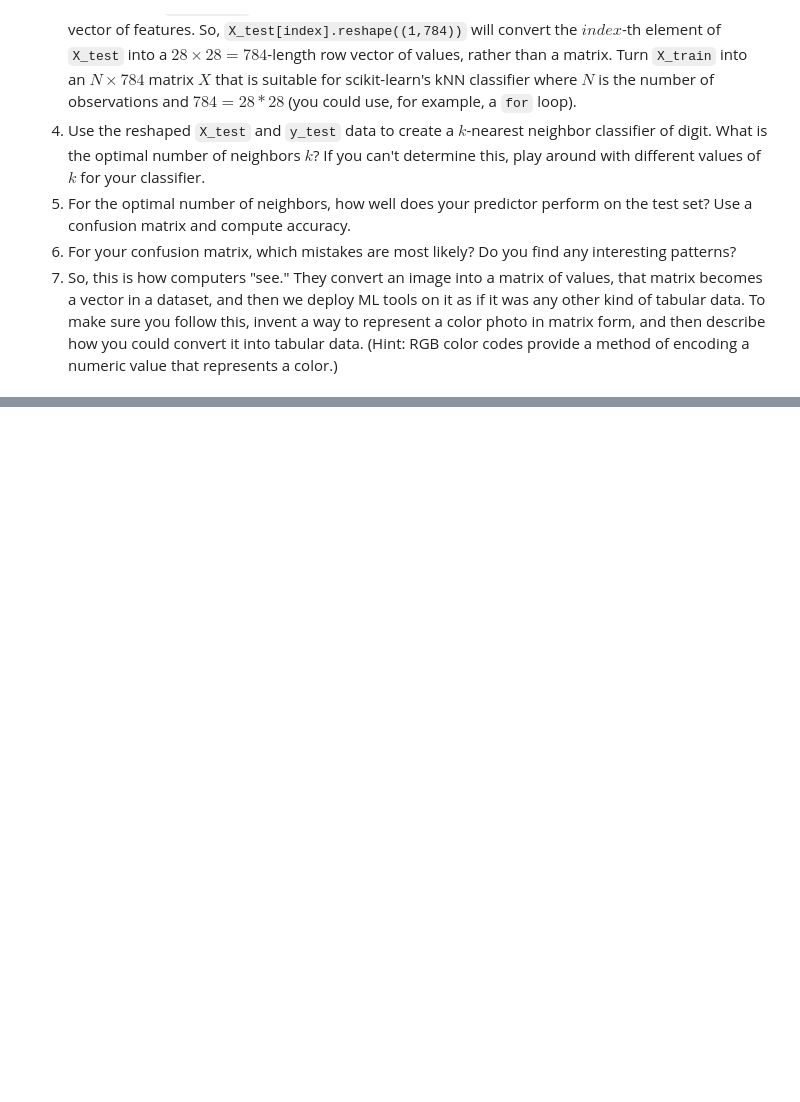
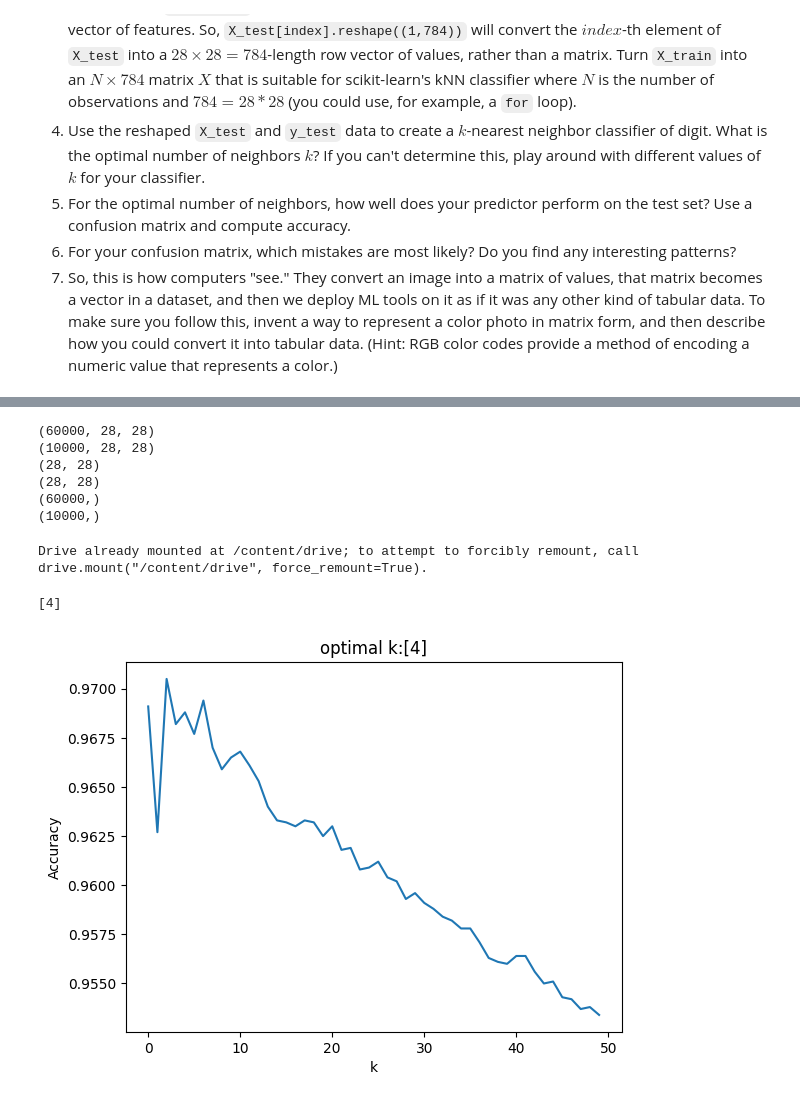
Before and after one commit to JuliaPPfeiffer/labs, a Jupyter notebook: 03_computer_vision/computer_vision.ipynb, the cells around one changed output, grey strips where cells are left out. Saved outputs shown, nothing was run; the diff lists cells and outputs as text; code cells hidden in the pictures; blank space fills up the shorter version.

```diff
--- a/03_computer_vision/computer_vision.ipynb
+++ b/03_computer_vision/computer_vision.ipynb
@@ -32,0 +139,63 @@ OK, those are the data: Labels attached to handwritten digits encoded as a matri
+# %%
+# 2. What is the shape of X_train and X_test?
+print(X_train.shape)
+print(X_test.shape)
+
+ # What is the shape of X_train[i] and X_test[i] for each index i?
+print(X_train[0].shape)
+print(X_test[0].shape)
+
+ # What is the shape of y_train and y_test?
+print(y_train.shape)
+print(y_test.shape)
+# %% [output]
+(60000, 28, 28)
+(10000, 28, 28)
+(28, 28)
+(28, 28)
+(60000,)
+(10000,)
+# %%
+# 3. Use Numpy's .reshape() method to covert the training and testing data from a matrix into an vector of features.
+import pandas as pd
+from google.colab import drive
+drive.mount('/content/drive')
+
+# Z_train.parquet- X_train reshaped
+# Z_test.parquet- X_test reshaped
+
+Z_train = pd.read_parquet('/content/drive/My Drive/SEM 7/DS 3001/lab datasets/lab 03/Z_train.parquet')
+Z_test = pd.read_parquet('/content/drive/My Drive/SEM 7/DS 3001/lab datasets/lab 03/Z_test.parquet')
+
+y_train = pd.read_parquet('/content/drive/My Drive/SEM 7/DS 3001/lab datasets/lab 03/y_train.parquet')
+y_test = pd.read_parquet('/content/drive/My Drive/SEM 7/DS 3001/lab datasets/lab 03/y_test.parquet')
+# %% [output]
+Drive already mounted at /content/drive; to attempt to forcibly remount, call drive.mount("/content/drive", force_remount=True).
+# %%
+# 4. Use the reshaped X_test and y_test data to create a  𝑘 -nearest neighbor classifier of digit.
+from sklearn.neighbors import KNeighborsClassifier
+
+# determine optimal number of neighbors k: 3 (4th index)
+k_bar = 50
+k_grid = np.arange(2,k_bar)
+accuracy = np.zeros(k_bar)
+for k in range(k_bar):
+    knn = KNeighborsClassifier(n_neighbors=k+1)
+    predictor = knn.fit(Z_train.values,y_train)
+    accuracy[k] = knn.score(Z_test.values,y_test)
+
+accuracy_max = np.max(accuracy) # highest accuracy
+max_index = np.where(accuracy==accuracy_max)
+k_star = k_grid[max_index] # find optimal k
+print(k_star)
+
+plt.plot(np.arange(0,k_bar),accuracy) # Plot accuracy by k
+plt.xlabel("k")
+plt.title("optimal k:"+str(k_star))
+plt.ylabel('Accuracy')
+plt.show()
+
+# took a really long time to complete
+# %% [output]
+[4]
+[figure, added]
```
Also changed, not shown: parts of 5 cells of this notebook.
